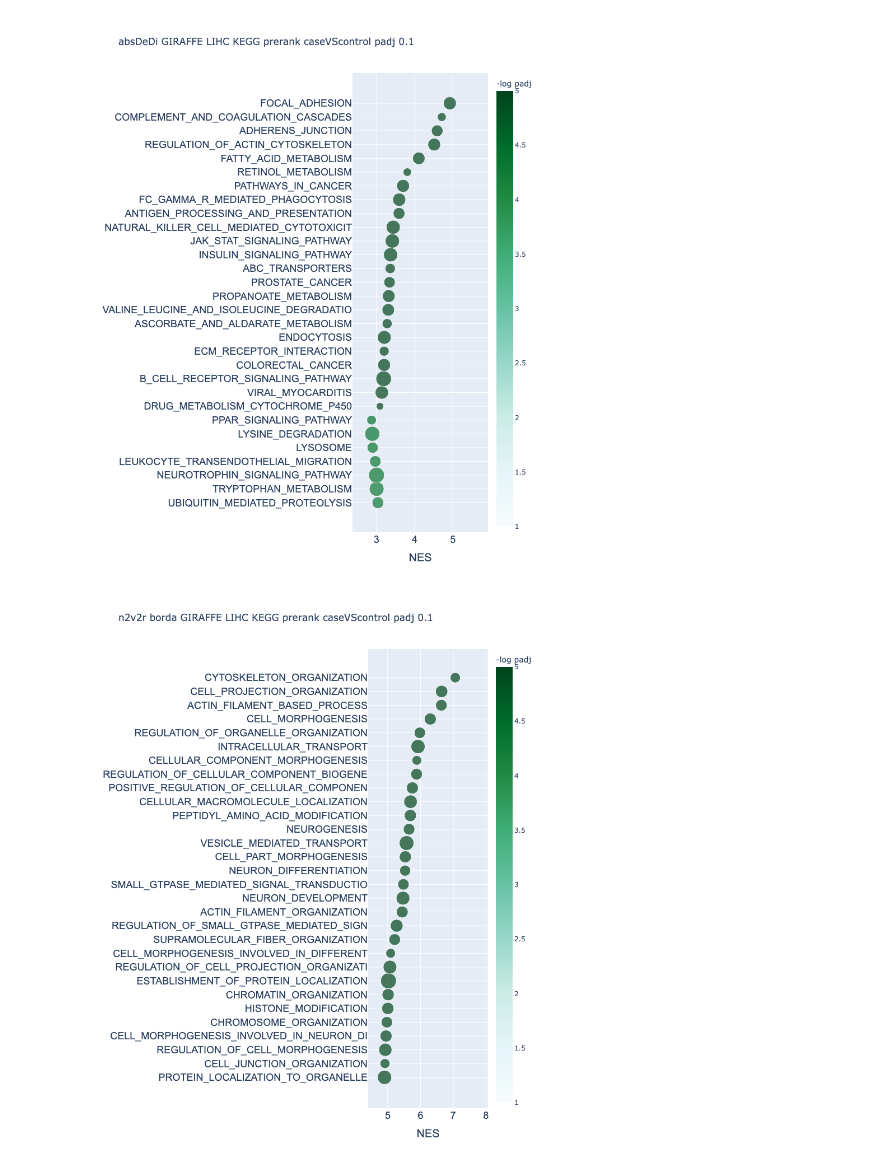
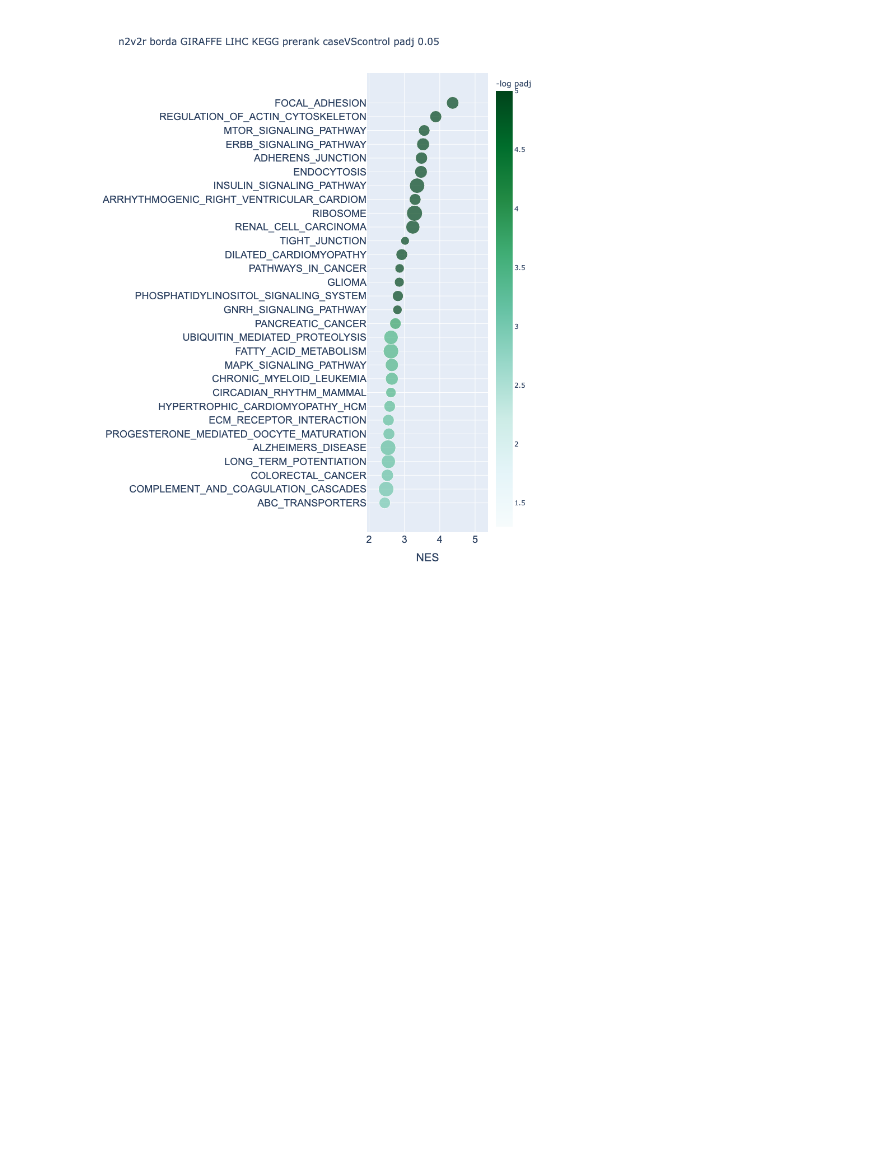
Before and after one commit to soelmicheletti/giraffe, a Jupyter notebook: notebooks/paper/case_control/lihc_comparison.ipynb, the cells around one changed output. Saved outputs shown, nothing was run; the diff lists cells and outputs as text; code cells hidden in the pictures; blank space fills up the shorter version.

```diff
--- a/notebooks/paper/case_control/lihc_comparison.ipynb
+++ b/notebooks/paper/case_control/lihc_comparison.ipynb
@@ -215,14 +87,12 @@ prerank_min_path_size = 5
 prerank_max_path_size = 1500
 prerank_num_perms = 1500
 
-#n2v2r_borda_pre_KEGG_pd = prerank_gseapy(n2v2r_borda_ranking_pd, kegg_pathway_fn, prerank_weight=prerank_weight,
-#                                prerank_min_path_size=prerank_min_path_size, prerank_max_path_size=prerank_max_path_size, prerank_num_perms=prerank_num_perms, num_threads=n_cores)
-absDeDi_pre_KEGG_pd = prerank_gseapy(absDeDi_ranking_pd, kegg_pathway_fn, prerank_weight=prerank_weight,
+n2v2r_borda_pre_KEGG_pd = prerank_gseapy(n2v2r_borda_ranking_pd, kegg_pathway_fn, prerank_weight=prerank_weight,
                                 prerank_min_path_size=prerank_min_path_size, prerank_max_path_size=prerank_max_path_size, prerank_num_perms=prerank_num_perms, num_threads=n_cores)
 
 from node2vec2rank.post_utils import plot_gseapy_prerank
 
-padj_cutoff = 0.1
+padj_cutoff = 0.05
 
 save_directory = '.'
 
@@ -232,9 +102,6 @@ save_directory = '.'
 interactive = False
 
 title = network_inf_method+ " " +  tissue +  " KEGG prerank " + target + " padj " + str(padj_cutoff)
-to_bold_from_dedi=plot_gseapy_prerank(absDeDi_pre_KEGG_pd, has_stability=False, characters_trim=40, trim_first_num_characters=5, padj_cutoff=padj_cutoff, plot=False)['pathway'].values
-#to_bold_from_n2v2r_borda=plot_gseapy_prerank(n2v2r_borda_pre_KEGG_pd, has_stability=False, characters_trim=40,trim_first_num_characters=5, padj_cutoff=padj_cutoff, output_dir=save_directory,plot=False)['pathway'].values
 
-plot_gseapy_prerank(absDeDi_pre_KEGG_pd, has_stability=False, characters_trim=40, trim_first_num_characters=5, padj_cutoff=padj_cutoff, title="absDeDi " +title, output_dir=save_directory,to_bold=to_bold_from_n2v2r_borda, interactive=interactive)
-plot_gseapy_prerank(n2v2r_borda_pre_KEGG_pd, has_stability=False, characters_trim=40,trim_first_num_characters=5, padj_cutoff=padj_cutoff,  title="n2v2r borda " +title, output_dir=save_directory,to_bold=to_bold_from_dedi,interactive=interactive);
+plot_gseapy_prerank(n2v2r_borda_pre_KEGG_pd, has_stability=False, characters_trim=40,trim_first_num_characters=5, padj_cutoff=padj_cutoff,  title="n2v2r borda " +title, output_dir=save_directory,interactive=interactive);
 # %% [output]
@@ -242,3 +109,2 @@ plot_gseapy_prerank(n2v2r_borda_pre_KEGG_pd, has_stability=False, characters_tri
 The order of those genes will be arbitrary, which may produce unexpected results.
-[figure, old version]
+[figure, new version]
-[figure, removed]
```
Also changed, not shown: parts of 12 cells of this notebook.
